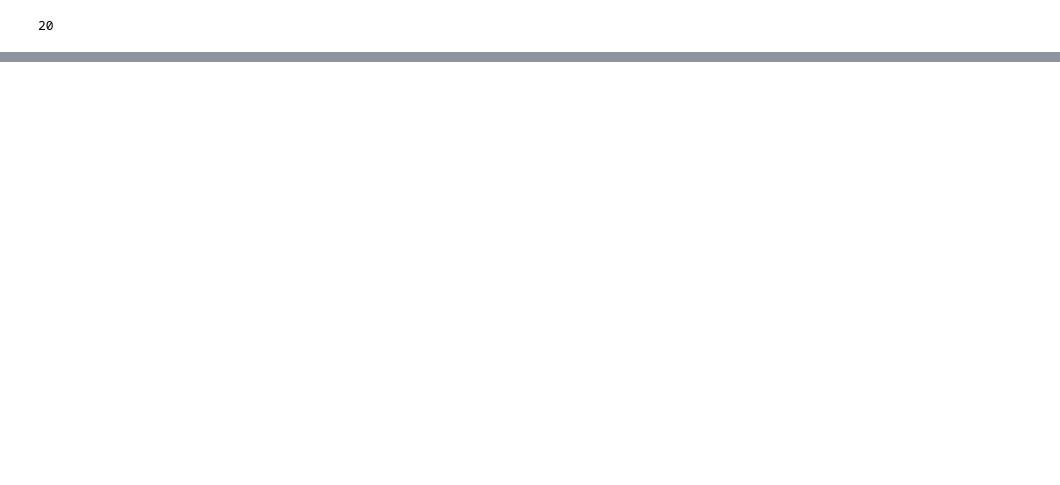
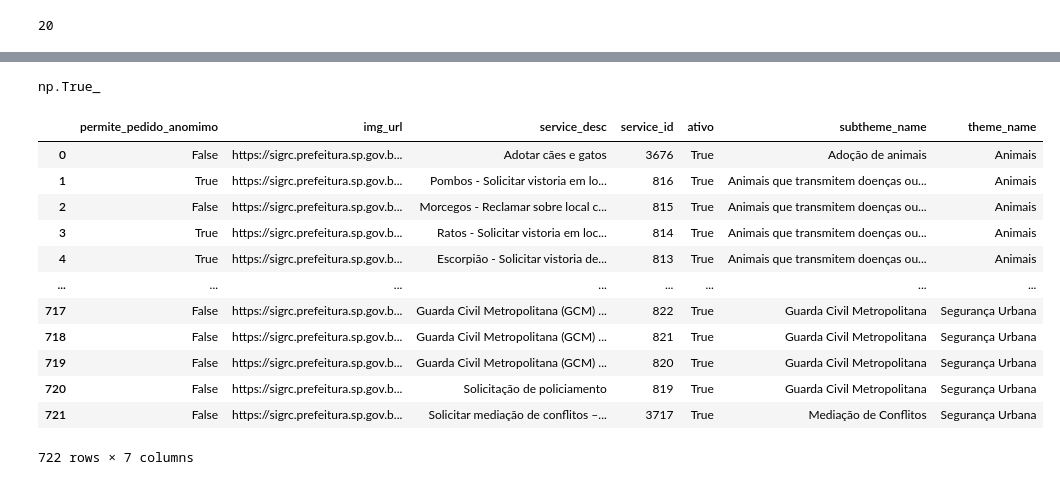
Before and after one commit to h-pgy/chatbot_156, a Jupyter notebook: 01_scrapper.ipynb, the cells around one changed output, grey strips where cells are left out. Cells and saved outputs as stored; diff of their text form; code cells hidden in the pictures; blank space fills up the shorter version.

Commit message:
service links

```diff
--- a/01_scrapper.ipynb
+++ b/01_scrapper.ipynb
@@ -33,0 +37,2 @@ df.tail()
+# %%
+p = SubthemesByThemeParser()
@@ -33,0 +59,2 @@ df.tail()
+# %%
+df2 = p(df)
@@ -75,0 +100,3 @@ data
+# %%
+p2 = ServiceLinksBySubthemeParser()
+df_services = p2(df2)
@@ -75,0 +121,20 @@ data
+# %%
+df_services['ativo'].all()
+# %% [output]
+np.True_
+# %%
+df_services
+# %% [output]
+|  | permite_pedido_anomimo | img_url | service_desc | service_id | ativo | subtheme_name | theme_name |
+| 0 | False | https://sigrc.prefeitura.sp.gov.b... | Adotar cães e gatos | 3676 | True | Adoção de animais | Animais |
+| 1 | True | https://sigrc.prefeitura.sp.gov.b... | Pombos - Solicitar vistoria em lo... | 816 | True | Animais que transmitem doenças ou... | Animais |
+| 2 | False | https://sigrc.prefeitura.sp.gov.b... | Morcegos - Reclamar sobre local c... | 815 | True | Animais que transmitem doenças ou... | Animais |
+| 3 | True | https://sigrc.prefeitura.sp.gov.b... | Ratos - Solicitar vistoria em loc... | 814 | True | Animais que transmitem doenças ou... | Animais |
+| 4 | True | https://sigrc.prefeitura.sp.gov.b... | Escorpião - Solicitar vistoria de... | 813 | True | Animais que transmitem doenças ou... | Animais |
+| ... | ... | ... | ... | ... | ... | ... | ... |
+| 717 | False | https://sigrc.prefeitura.sp.gov.b... | Guarda Civil Metropolitana (GCM) ... | 822 | True | Guarda Civil Metropolitana | Segurança Urbana |
+| 718 | False | https://sigrc.prefeitura.sp.gov.b... | Guarda Civil Metropolitana (GCM) ... | 821 | True | Guarda Civil Metropolitana | Segurança Urbana |
+| 719 | False | https://sigrc.prefeitura.sp.gov.b... | Guarda Civil Metropolitana (GCM) ... | 820 | True | Guarda Civil Metropolitana | Segurança Urbana |
+| 720 | False | https://sigrc.prefeitura.sp.gov.b... | Solicitação de policiamento | 819 | True | Guarda Civil Metropolitana | Segurança Urbana |
+| 721 | False | https://sigrc.prefeitura.sp.gov.b... | Solicitar mediação de conflitos –... | 3717 | True | Mediação de Conflitos | Segurança Urbana |
+722 rows × 7 columns
```
Also changed, not shown: parts of 18 cells of this notebook, 2 other files.
